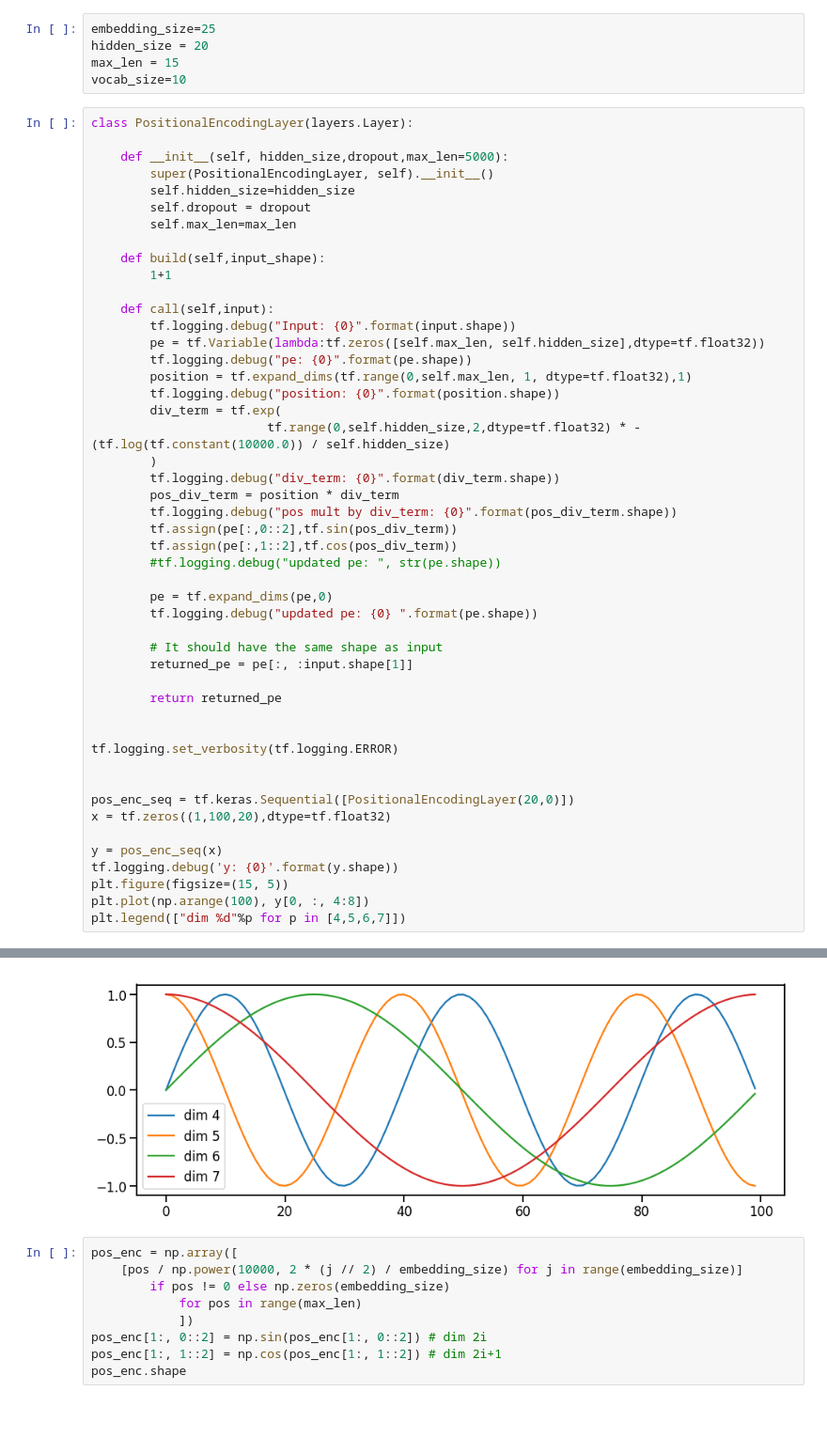
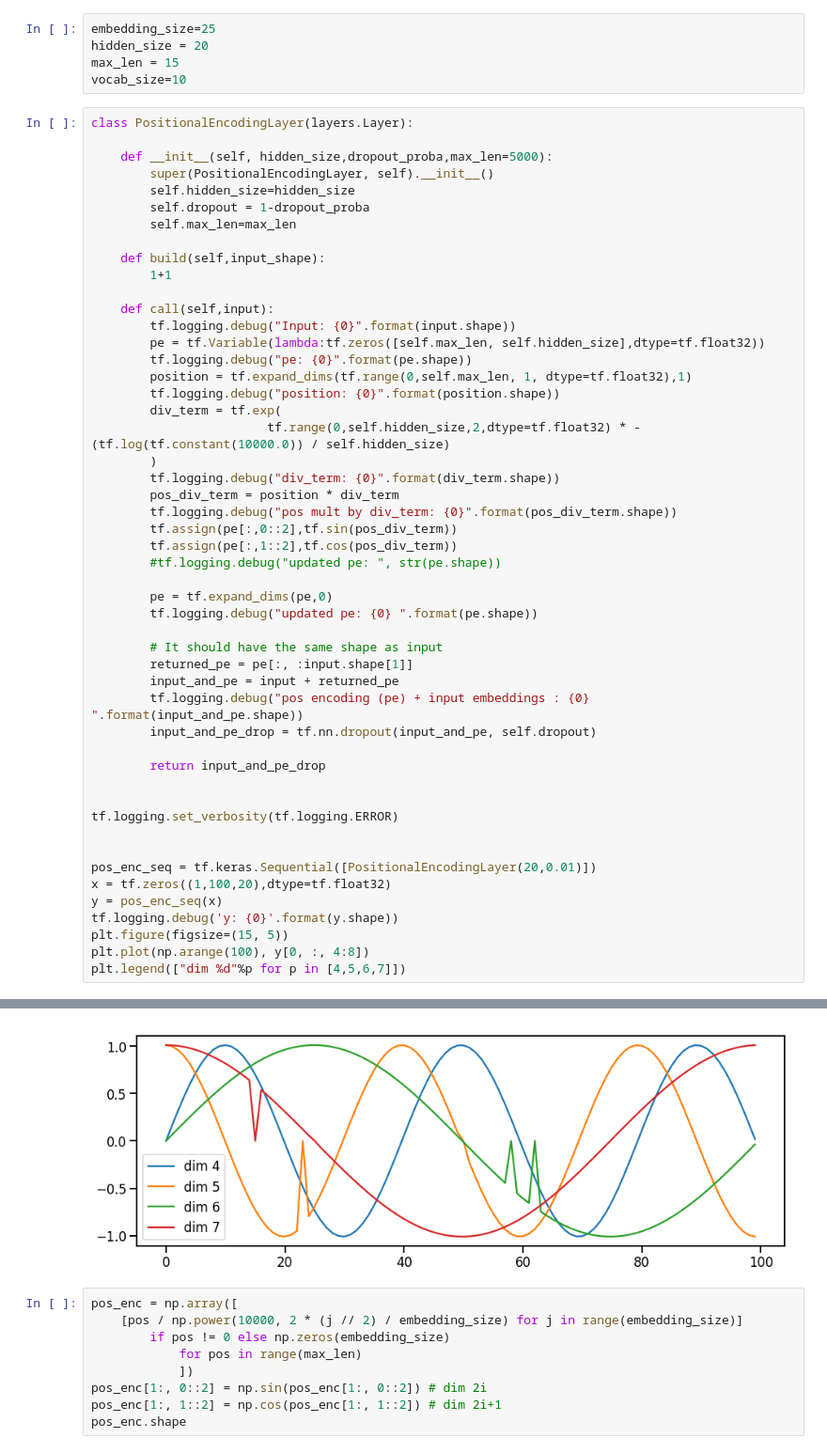
Before and after one commit to jean-kunz/ml_research_papers, a Jupyter notebook: attention_is_all_you_need/attention_is_all_you_keras.ipynb, the cells around one changed output, grey strips where cells are left out. Shown at 94% size. Saved outputs shown, nothing was run; the diff lists cells and outputs as text; blank space fills up the shorter version.

Commit message:
add pos encoding and input, apply dropout

```diff
--- a/attention_is_all_you_need/attention_is_all_you_keras.ipynb
+++ b/attention_is_all_you_need/attention_is_all_you_keras.ipynb
@@ -200,10 +200,10 @@ vocab_size=10
 # %%
 class PositionalEncodingLayer(layers.Layer):
 
-    def __init__(self, hidden_size,dropout,max_len=5000):
+    def __init__(self, hidden_size,dropout_proba,max_len=5000):
         super(PositionalEncodingLayer, self).__init__()
         self.hidden_size=hidden_size
-        self.dropout = dropout
+        self.dropout = 1-dropout_proba
         self.max_len=max_len
 
     def build(self,input_shape):
@@ -230,16 +230,18 @@ class PositionalEncodingLayer(layers.Layer):
 
         # It should have the same shape as input
         returned_pe = pe[:, :input.shape[1]]
+        input_and_pe = input + returned_pe
+        tf.logging.debug("pos encoding (pe) + input embeddings : {0} ".format(input_and_pe.shape))
+        input_and_pe_drop = tf.nn.dropout(input_and_pe, self.dropout)
 
-        return returned_pe
+        return input_and_pe_drop
 
 
 tf.logging.set_verbosity(tf.logging.ERROR)
 
 
-pos_enc_seq = tf.keras.Sequential([PositionalEncodingLayer(20,0)])
+pos_enc_seq = tf.keras.Sequential([PositionalEncodingLayer(20,0.01)])
 x = tf.zeros((1,100,20),dtype=tf.float32)
-
 y = pos_enc_seq(x)
 tf.logging.debug('y: {0}'.format(y.shape))
 plt.figure(figsize=(15, 5))
@@ -250,4 +267,4 @@ plt.legend(["dim %d"%p for p in [4,5,6,7]])
-[figure, old version]
+[figure, new version]
 # %%
 pos_enc = np.array([
     [pos / np.power(10000, 2 * (j // 2) / embedding_size) for j in range(embedding_size)]
```
Also changed, not shown: parts of 1 cell of this notebook.
